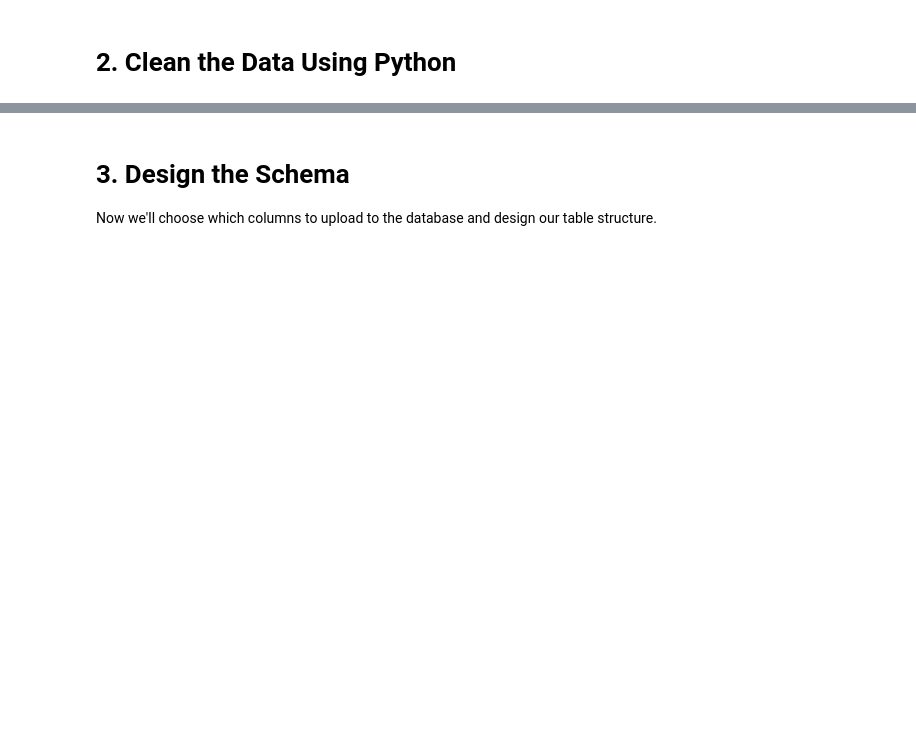
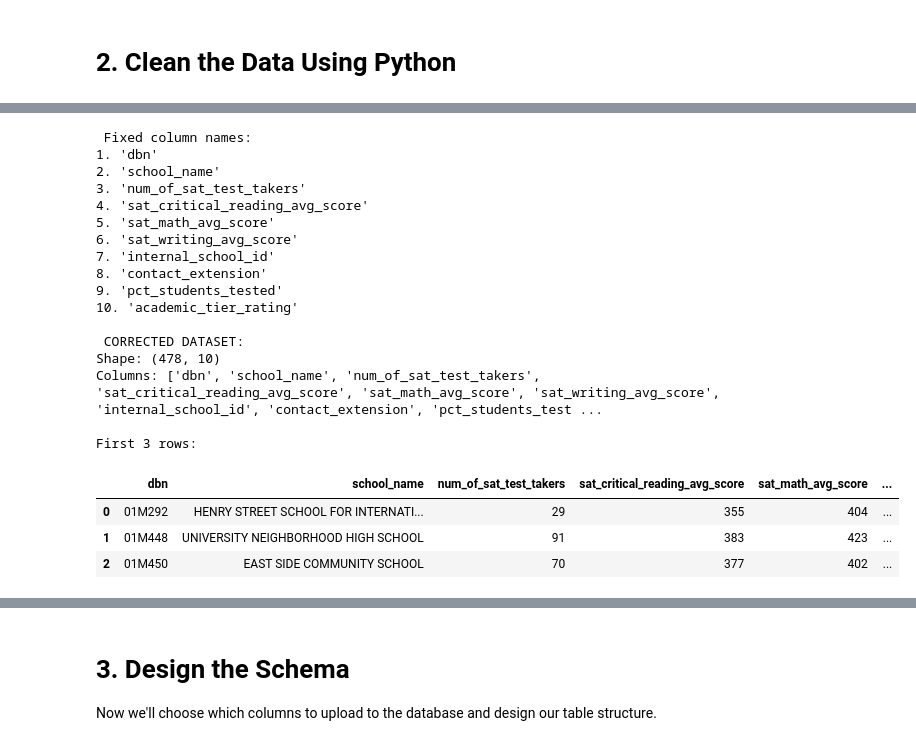
Before and after one commit to webeet-io/_onboarding_data, a Jupyter notebook: daily_tasks/day_4/sat_modeling.ipynb, the cells around one changed output, grey strips where cells are left out. Saved outputs shown, nothing was run; the diff lists cells and outputs as text; code cells hidden in the pictures; blank space fills up the shorter version.

```diff
--- a/daily_tasks/day_4/sat_modeling.ipynb
+++ b/daily_tasks/day_4/sat_modeling.ipynb
@@ -454,0 +264,69 @@ dtype: int64
+# %%
+#  Data cleaning strategy
+
+# Fix the column naming issue
+df_cleaned_fixed = df.copy()
+
+# 1. Remove the problematic duplicate column
+if 'SAT Critical Readng Avg. Score' in df_cleaned_fixed.columns:
+    df_cleaned_fixed = df_cleaned_fixed.drop(columns=['SAT Critical Readng Avg. Score'])
+
+
+
+# 2.Properly clean column names
+df_cleaned_fixed.columns = (df_cleaned_fixed.columns
+                           .str.strip()                    # Remove spaces
+                           .str.replace(' ', '_')          # Replace spaces with underscores
+                           .str.replace('.', '')           # Remove periods
+                           .str.lower())                   # Convert to lowercase
+
+print(f"\n Fixed column names:")
+for i, col in enumerate(df_cleaned_fixed.columns, 1):
+    print(f"{i}. '{col}'")
+
+# 3. Convert data types properly into integer values (not float)
+# Convert numerical columns to numeric types, handling errors and replacing 's' with None
+
+df_cleaned_fixed['num_of_sat_test_takers'] = pd.to_numeric(df_cleaned_fixed['num_of_sat_test_takers'].replace('s', None), errors='coerce')
+df_cleaned_fixed['sat_critical_reading_avg_score'] = pd.to_numeric(df_cleaned_fixed['sat_critical_reading_avg_score'].replace('s', None), errors='coerce')
+df_cleaned_fixed['sat_math_avg_score'] = pd.to_numeric(df_cleaned_fixed['sat_math_avg_score'].replace('s', None), errors='coerce')
+df_cleaned_fixed['sat_writing_avg_score'] = pd.to_numeric(df_cleaned_fixed['sat_writing_avg_score'].replace('s', None), errors='coerce')
+
+for col in df_cleaned_fixed.select_dtypes(include=['float64']).columns:
+    df_cleaned_fixed[col] = df_cleaned_fixed[col].fillna(0).astype(int)
+
+# 4.Fix percentage column
+if 'pct_students_tested' in df_cleaned_fixed.columns:
+    df_cleaned_fixed['pct_students_tested'] = df_cleaned_fixed['pct_students_tested'].str.replace('%', '').astype(float)
+
+#convert float into integer
+for col in df_cleaned_fixed.select_dtypes(include=['float64']).columns:
+    df_cleaned_fixed[col] = df_cleaned_fixed[col].fillna(0).astype(int)
+
+print(f"\n CORRECTED DATASET:")
+print(f"Shape: {df_cleaned_fixed.shape}")
+print(f"Columns: {list(df_cleaned_fixed.columns)}")
+print(f"\nFirst 3 rows:")
+df_cleaned_fixed.head(3)
+# %% [output]
+ Fixed column names:
+1. 'dbn'
+2. 'school_name'
+3. 'num_of_sat_test_takers'
+4. 'sat_critical_reading_avg_score'
+5. 'sat_math_avg_score'
+6. 'sat_writing_avg_score'
+7. 'internal_school_id'
+8. 'contact_extension'
+9. 'pct_students_tested'
+10. 'academic_tier_rating'
+
+ CORRECTED DATASET:
+Shape: (478, 10)
+Columns: ['dbn', 'school_name', 'num_of_sat_test_takers', 'sat_critical_reading_avg_score', 'sat_math_avg_score', 'sat_writing_avg_score', 'internal_school_id', 'contact_extension', 'pct_students_test ...
+
+First 3 rows:
+|  | dbn | school_name | num_of_sat_test_takers | sat_critical_reading_avg_score | sat_math_avg_score | ... |
+| 0 | 01M292 | HENRY STREET SCHOOL FOR INTERNATI... | 29 | 355 | 404 | ... |
+| 1 | 01M448 | UNIVERSITY NEIGHBORHOOD HIGH SCHOOL | 91 | 383 | 423 | ... |
+| 2 | 01M450 | EAST SIDE COMMUNITY SCHOOL | 70 | 377 | 402 | ... |
```
Also changed, not shown: parts of 25 cells of this notebook.
